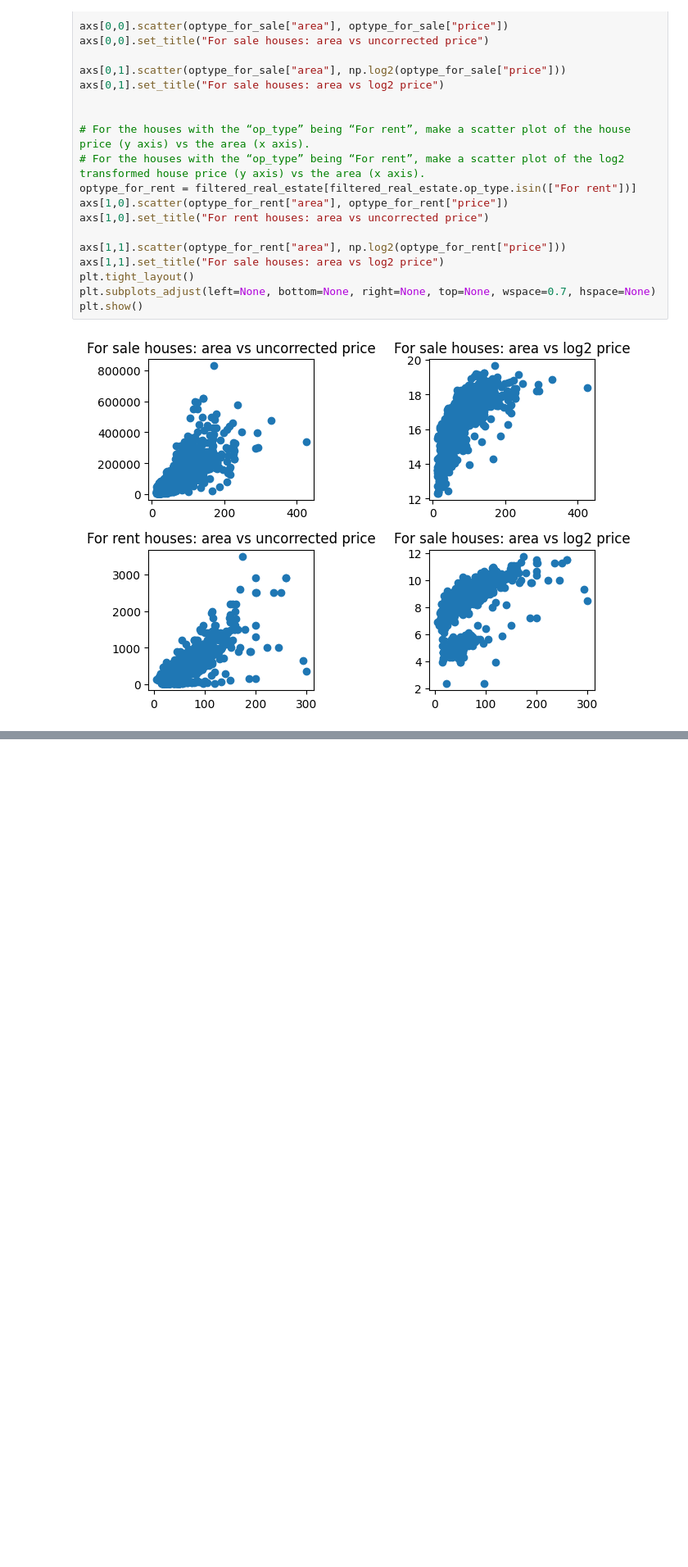
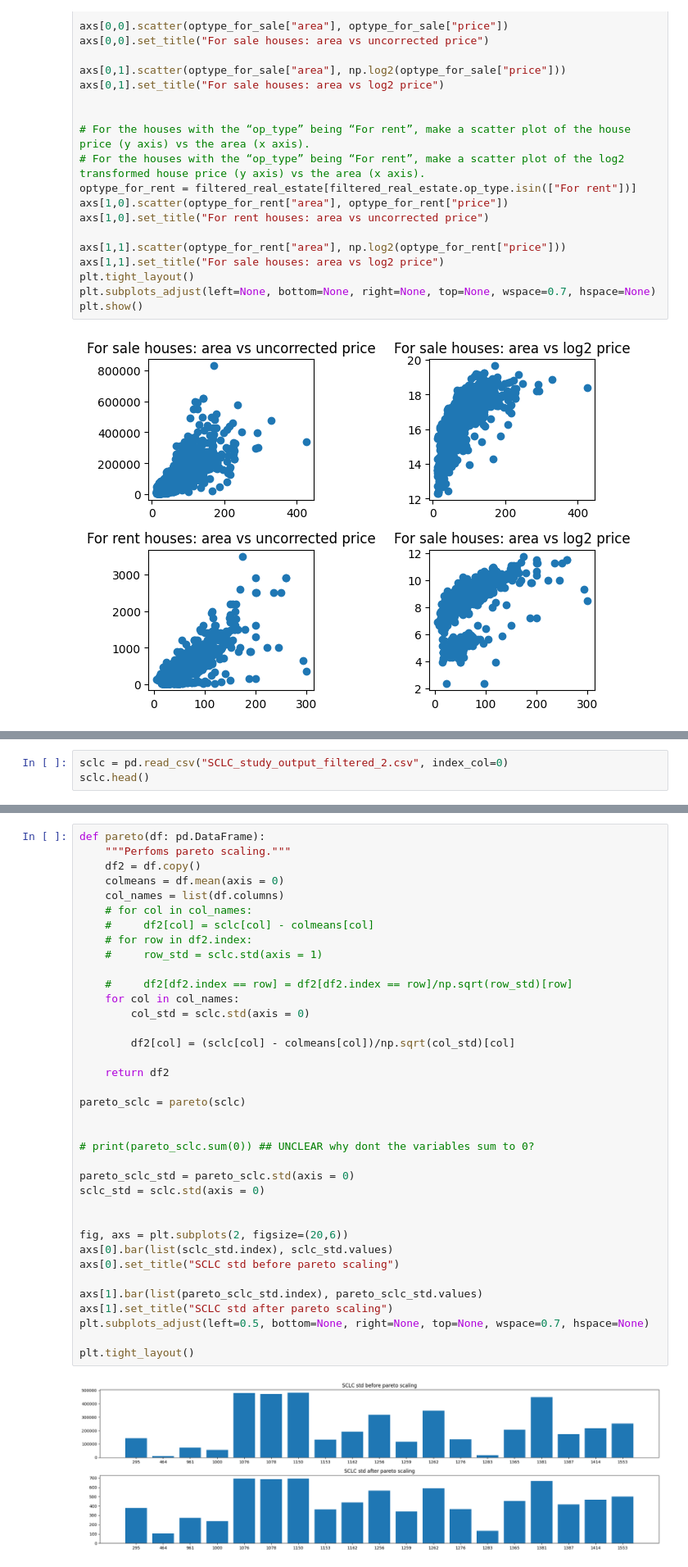
Before and after one commit to Abeoseh/machine-learning, a Jupyter notebook: homework/assignment2/MedianNormalize.ipynb, the cells around one changed output, grey strips where cells are left out. Shown at 82% size. Saved outputs shown, nothing was run; the diff lists cells and outputs as text; blank space fills up the shorter version.

```diff
--- a/homework/assignment2/MedianNormalize.ipynb
+++ b/homework/assignment2/MedianNormalize.ipynb
@@ -125 +123,4 @@ plt.show()
     - Describe what you find.
+# %%
+sclc = pd.read_csv("SCLC_study_output_filtered_2.csv", index_col=0)
+sclc.head()
@@ -125,0 +134,39 @@ plt.show()
+# %%
+def pareto(df: pd.DataFrame):
+    """Perfoms pareto scaling."""
+    df2 = df.copy()
+    colmeans = df.mean(axis = 0)
+    col_names = list(df.columns)
+    # for col in col_names:
+    #     df2[col] = sclc[col] - colmeans[col]
+    # for row in df2.index:
+    #     row_std = sclc.std(axis = 1)
+
+    #     df2[df2.index == row] = df2[df2.index == row]/np.sqrt(row_std)[row]
+    for col in col_names:
+        col_std = sclc.std(axis = 0)
+
+        df2[col] = (sclc[col] - colmeans[col])/np.sqrt(col_std)[col]
+
+    return df2
+
+pareto_sclc = pareto(sclc)
+
+
+# print(pareto_sclc.sum(0)) ## UNCLEAR why dont the variables sum to 0?
+
+pareto_sclc_std = pareto_sclc.std(axis = 0)
+sclc_std = sclc.std(axis = 0)
+
+
+fig, axs = plt.subplots(2, figsize=(20,6))
+axs[0].bar(list(sclc_std.index), sclc_std.values)
+axs[0].set_title("SCLC std before pareto scaling")
+
+axs[1].bar(list(pareto_sclc_std.index), pareto_sclc_std.values)
+axs[1].set_title("SCLC std after pareto scaling")
+plt.subplots_adjust(left=0.5, bottom=None, right=None, top=None, wspace=0.7, hspace=None)
+
+plt.tight_layout()
+# %% [output]
+[figure, added]
```
Also changed, not shown: parts of 5 cells of this notebook.
